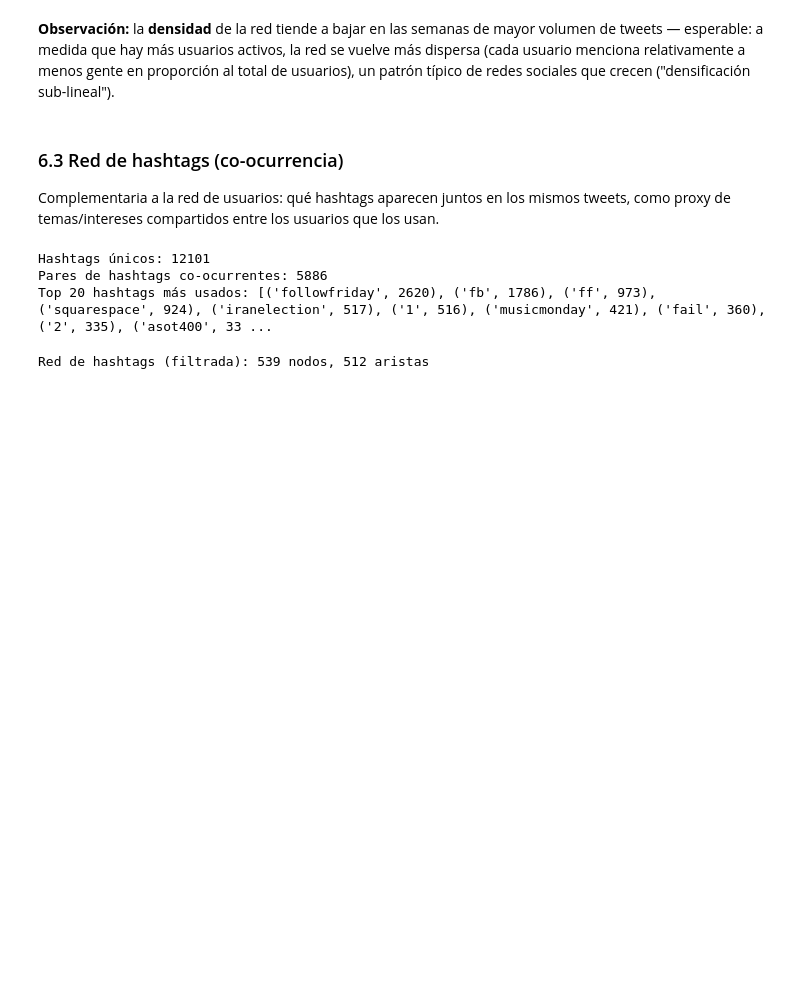
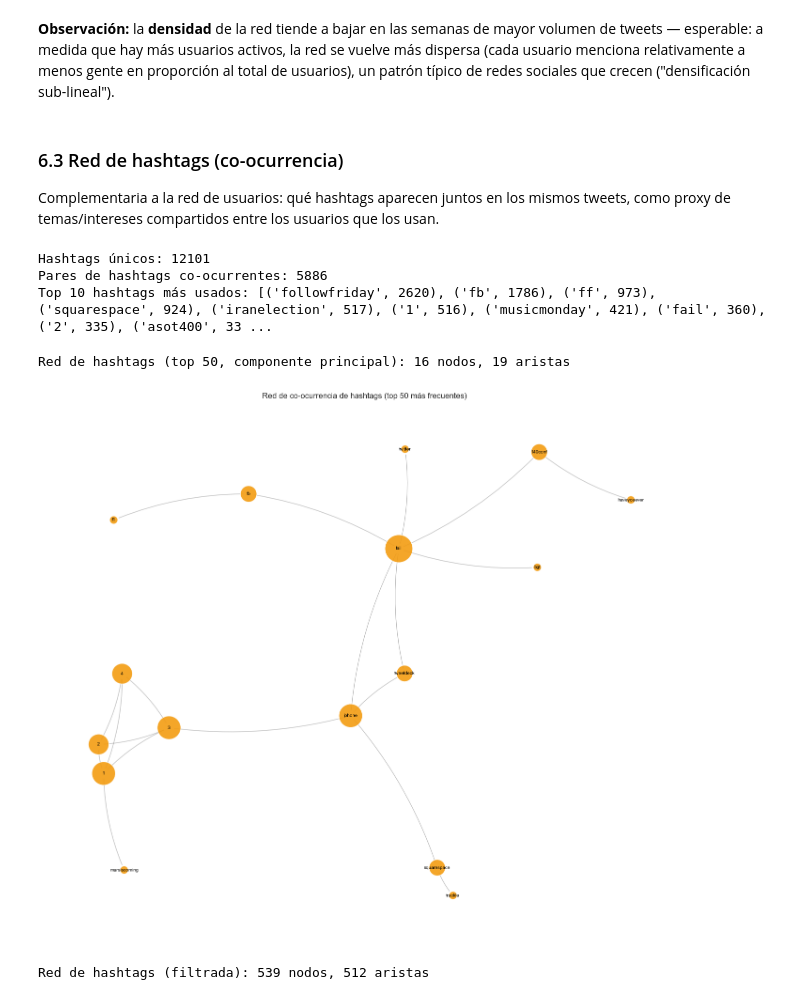
Before and after one commit to elmagonzz/TP3, a Jupyter notebook: notebooks/05_topicos_embeddings_grafos.ipynb, the cells around one changed output. Cells and saved outputs as stored; diff of their text form; code cells hidden in the pictures; blank space fills up the shorter version.

Commit message:
Add files via upload
actualiza ntbk y outp

```diff
--- a/notebooks/05_topicos_embeddings_grafos.ipynb
+++ b/notebooks/05_topicos_embeddings_grafos.ipynb
@@ -338,6 +405,24 @@ Dos redes distintas:
 - **Red de hashtags**: qué hashtags co-ocurren en los mismos tweets — una relación temática/de interés compartido, no estrictamente entre usuarios, pero complementaria.
 
 Para ambas, además de la foto estática, miramos su **evolución temporal**.
+# %%
+def graficar_red(G, pos_layout, node_colors, grados, titulo, ax, min_size=150, max_size=1800, font_size=7):
+    import numpy as np
+    valores = np.array([grados[n] for n in G.nodes()])
+    if valores.max() == valores.min():
+        node_sizes = [min_size] * len(valores)
+    else:
+        escalado = np.sqrt(valores - valores.min() + 1)
+        escalado = (escalado - escalado.min()) / (escalado.max() - escalado.min())
+        node_sizes = list(min_size + escalado * (max_size - min_size))
+
+    nx.draw_networkx_edges(G, pos_layout, alpha=0.25, arrows=True, arrowsize=8, ax=ax,
+                            connectionstyle='arc3,rad=0.1')
+    nx.draw_networkx_nodes(G, pos_layout, node_size=node_sizes, node_color=node_colors,
+                            edgecolors='white', linewidths=0.8, alpha=0.9, ax=ax)
+    nx.draw_networkx_labels(G, pos_layout, font_size=font_size, ax=ax)
+    ax.set_title(titulo)
+    ax.axis('off')
 # %% [markdown]
 ### 6.1 Red de menciones (usuario → usuario mencionado)
 
@@ -483,11 +564,47 @@ for tags in mega['hashtags']:
 
 print(f'Hashtags únicos: {len(hashtag_counts)}')
 print(f'Pares de hashtags co-ocurrentes: {len(hashtag_pairs)}')
-print('Top 20 hashtags más usados:', hashtag_counts.most_common(20))
+print('Top 10 hashtags más usados:', hashtag_counts.most_common(10))
 # %% [output]
 Hashtags únicos: 12101
 Pares de hashtags co-ocurrentes: 5886
-Top 20 hashtags más usados: [('followfriday', 2620), ('fb', 1786), ('ff', 973), ('squarespace', 924), ('iranelection', 517), ('1', 516), ('musicmonday', 421), ('fail', 360), ('2', 335), ('asot400', 33 ...
+Top 10 hashtags más usados: [('followfriday', 2620), ('fb', 1786), ('ff', 973), ('squarespace', 924), ('iranelection', 517), ('1', 516), ('musicmonday', 421), ('fail', 360), ('2', 335), ('asot400', 33 ...
+# %%
+# Filtro: nos quedamos solo con los N hashtags más frecuentes en general
+N_TOP_HASHTAGS = 50
+top_hashtags = set([h for h, _ in hashtag_counts.most_common(N_TOP_HASHTAGS)])
+
+G_hashtags = nx.Graph()
+for (h1, h2), w in hashtag_pairs.items():
+    if w >= 2 and h1 in top_hashtags and h2 in top_hashtags:
+        G_hashtags.add_edge(h1, h2, weight=w)
+
+# Nos quedamos solo con el componente conectado mas grande (evita nodos sueltos dispersos)
+if G_hashtags.number_of_nodes() > 0:
+    componentes = list(nx.connected_components(G_hashtags))
+    componente_principal = max(componentes, key=len)
+    G_hashtags = G_hashtags.subgraph(componente_principal).copy()
+
+print(f'Red de hashtags (top {N_TOP_HASHTAGS}, componente principal): {G_hashtags.number_of_nodes()} nodos, {G_hashtags.number_of_edges()} aristas')
+
+if G_hashtags.number_of_nodes() > 0:
+    grado_ht = dict(G_hashtags.degree())
+    pos_ht = nx.spring_layout(G_hashtags, k=1.5, iterations=100, scale=3, seed=42)
+
+    fig, ax = plt.subplots(figsize=(14, 12))
+    graficar_red(
+        G_hashtags, pos_ht, '#f39c12', grado_ht,
+        f'Red de co-ocurrencia de hashtags (top {N_TOP_HASHTAGS} más frecuentes)',
+        ax
+    )
+    plt.tight_layout()
+    plt.savefig('outputs_nb3_grafo_hashtags.png', dpi=110, bbox_inches='tight')
+    plt.show()
+else:
+    print('No hay suficientes hashtags co-ocurrentes con el filtro actual para graficar.')
+# %% [output]
+Red de hashtags (top 50, componente principal): 16 nodos, 19 aristas
+[figure, added]
 # %%
 G_hashtags = nx.Graph()
 for (h1, h2), w in hashtag_pairs.items():
```
Also changed, not shown: parts of 26 cells of this notebook, 10 other files.
